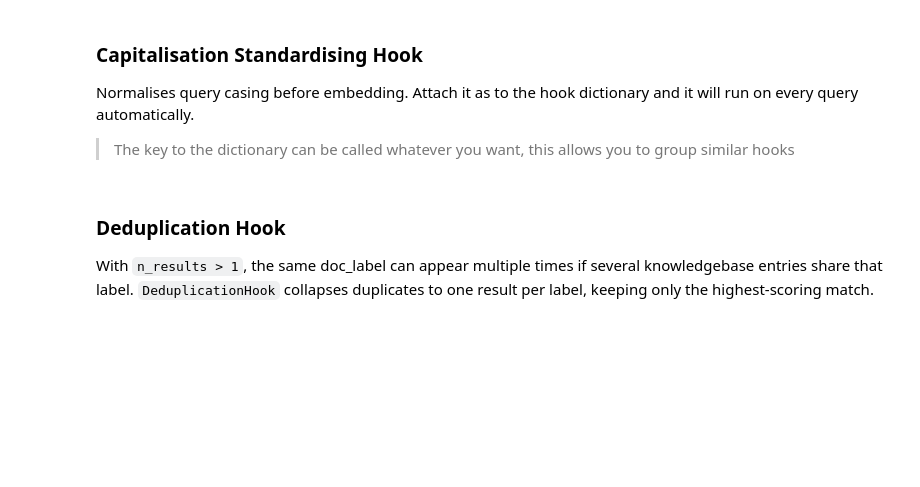
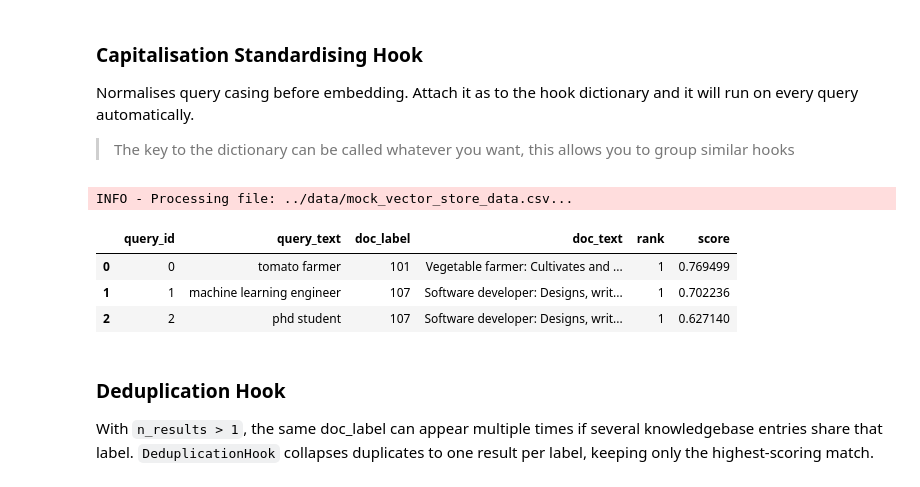
Before and after one commit to datasciencecampus/classifai_demo, a Jupyter notebook: notebooks/general_workflow_demo.ipynb, the cells around one changed output. Cells and saved outputs as stored; diff of their text form; code cells hidden in the pictures; blank space fills up the shorter version.

```diff
--- a/notebooks/general_workflow_demo.ipynb
+++ b/notebooks/general_workflow_demo.ipynb
@@ -107,24 +126,29 @@ Normalises query casing before embedding. Attach it as to the hook dictionary an
 # %%
 soc_vs_lower = VectorStore(
     file_name="../data/mock_vector_store_data.csv",
     data_type="csv",
     vectoriser=vectoriser,
     skip_save=True,
     hooks={
         "search_preprocess": CapitalisationStandardisingHook(
             method="lower", colname="query"
         )
     },
 )
 
 # Deliberately inconsistent casing — the hook normalises before embedding
 messy_input = VectorStoreSearchInput({
     "id": [0, 1, 2],
     "query": ["TOMATO FARMER", "Machine Learning ENGINEER", "pHd StUdEnT"],
 })
 
-soc_vs_lower_result = soc_vs_lower.search(query=messy_input, n_results=1)
-soc_vs_lower_result.style.set_properties(subset=["query_text"], **highlight_kwargs)
+soc_vs_lower.search(query=messy_input, n_results=1)
+# %% [output]
+INFO - Processing file: ../data/mock_vector_store_data.csv...
+|  | query_id | query_text | doc_label | doc_text | rank | score |
+| 0 | 0 | tomato farmer | 101 | Vegetable farmer: Cultivates and ... | 1 | 0.769499 |
+| 1 | 1 | machine learning engineer | 107 | Software developer: Designs, writ... | 1 | 0.702236 |
+| 2 | 2 | phd student | 107 | Software developer: Designs, writ... | 1 | 0.627140 |
 # %% [markdown]
 ### Deduplication Hook
 
```
Also changed, not shown: parts of 8 cells of this notebook, 1 other file.
